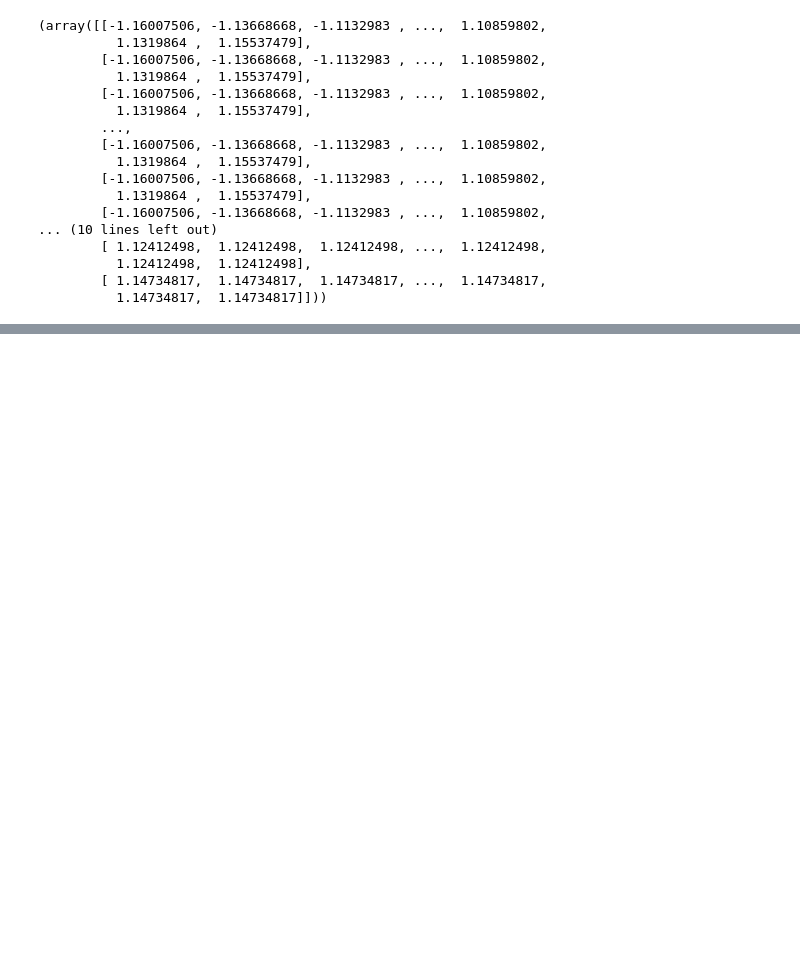
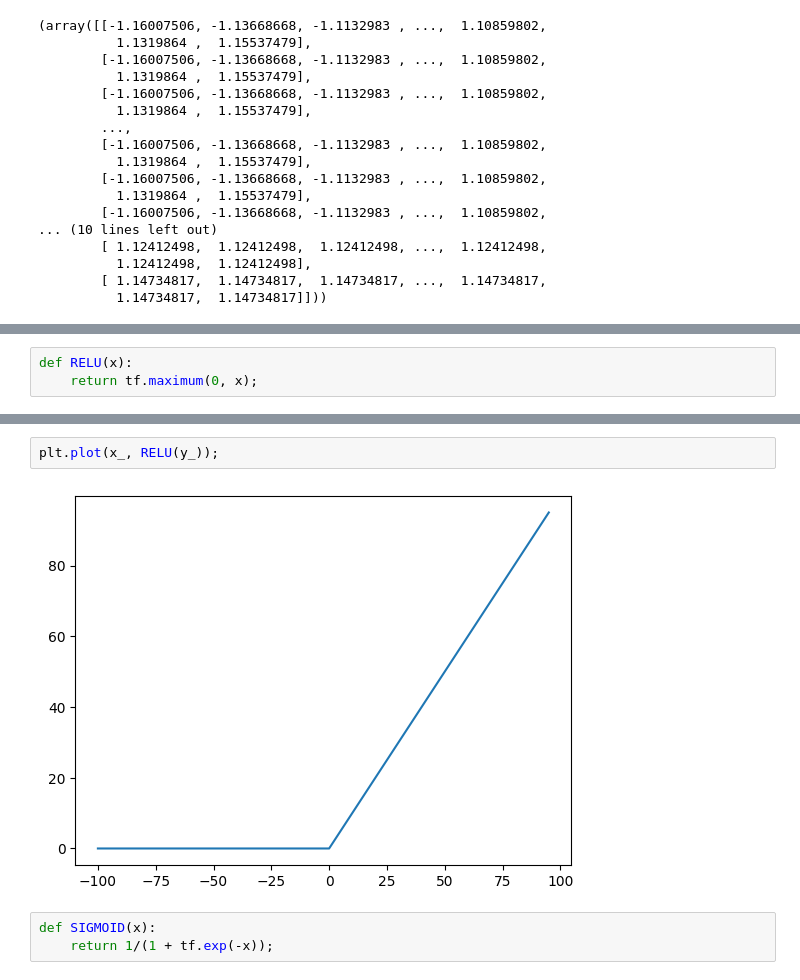
Before and after one commit to ShubhamKNIT/learn-ml, a Jupyter notebook: notebooks/02_nn_classification_with_tf.ipynb, the cells around one changed output, grey strips where cells are left out. Drawn from its saved outputs; the diff is of its cells as text; blank space fills up the shorter version.

```diff
--- a/notebooks/02_nn_classification_with_tf.ipynb
+++ b/notebooks/02_nn_classification_with_tf.ipynb
@@ -212,0 +213,3 @@ xx, yy
+# %%
+def RELU(x):
+    return tf.maximum(0, x);
@@ -212,0 +223,7 @@ xx, yy
+# %%
+plt.plot(x_, RELU(y_));
+# %% [output]
+[figure, added]
+# %%
+def SIGMOID(x):
+    return 1/(1 + tf.exp(-x));
```
Also changed, not shown: parts of 22 cells of this notebook.
